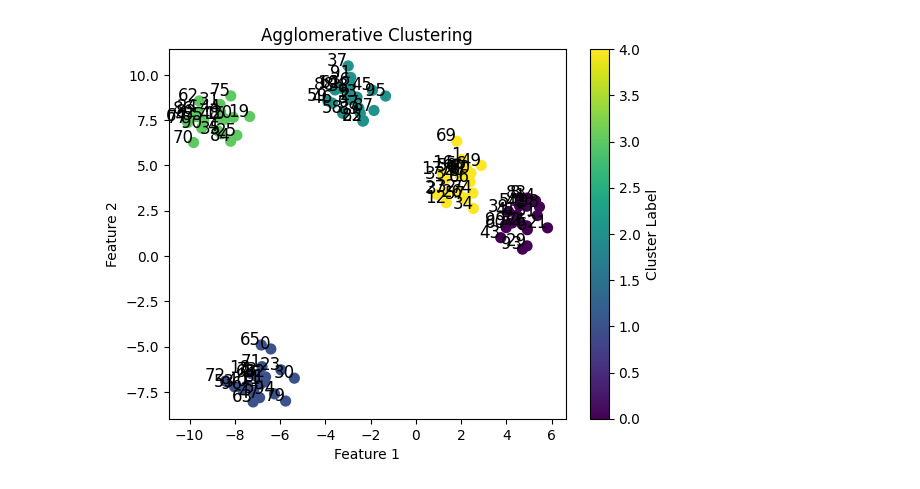
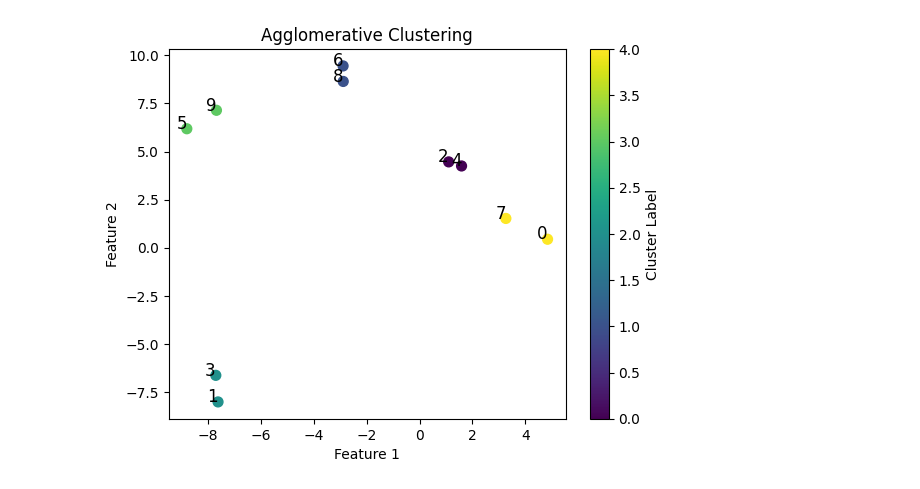
Before and after one commit to judywu4800/SI_HierarchicalClustering, a Jupyter notebook: Hierarchial_Clustering_testing.ipynb, the cells around one changed output. Cells and saved outputs as stored; diff of their text form; code cells hidden in the pictures.

```diff
--- a/Hierarchial_Clustering_testing.ipynb
+++ b/Hierarchial_Clustering_testing.ipynb
@@ -4,28 +4,28 @@ from sklearn.datasets import make_blobs
 import matplotlib.pyplot as plt
 from hierarchical_clustering import AgglomerativeClustering
 # %%
-X, y = make_blobs(n_samples=100, centers=5, cluster_std=0.8,random_state=42)
+X, y = make_blobs(n_samples=10, centers=5, cluster_std=0.8,random_state=42)
 
 # Fit agglomerative clustering
 model = AgglomerativeClustering(X, n_clusters=5,linkage="ward")
 model.fit()
 # Create an array to hold the assigned cluster labels
 cluster_labels = np.zeros(X.shape[0], dtype=int)
 
 # Assign cluster labels from the final cluster nodes
 for idx, node in enumerate(model.cluster_nodes):
     for point_index in node.points:
         cluster_labels[point_index] = idx
 
     # Visualize the clusters
 plt.scatter(X[:, 0], X[:, 1], s=50, c=cluster_labels, cmap='viridis', label='Data Points')
 plt.title('Agglomerative Clustering')
 plt.xlabel('Feature 1')
 plt.ylabel('Feature 2')
 plt.colorbar(label='Cluster Label')
 for i in range(len(X)):
     plt.annotate(str(i), (X[i, 0], X[i, 1]), fontsize=12, ha='right')
 
 plt.show()
 # %% [output]
-[figure, old version]
+[figure, new version]
```
Also changed, not shown: parts of 2 cells of this notebook, 1 other file.
